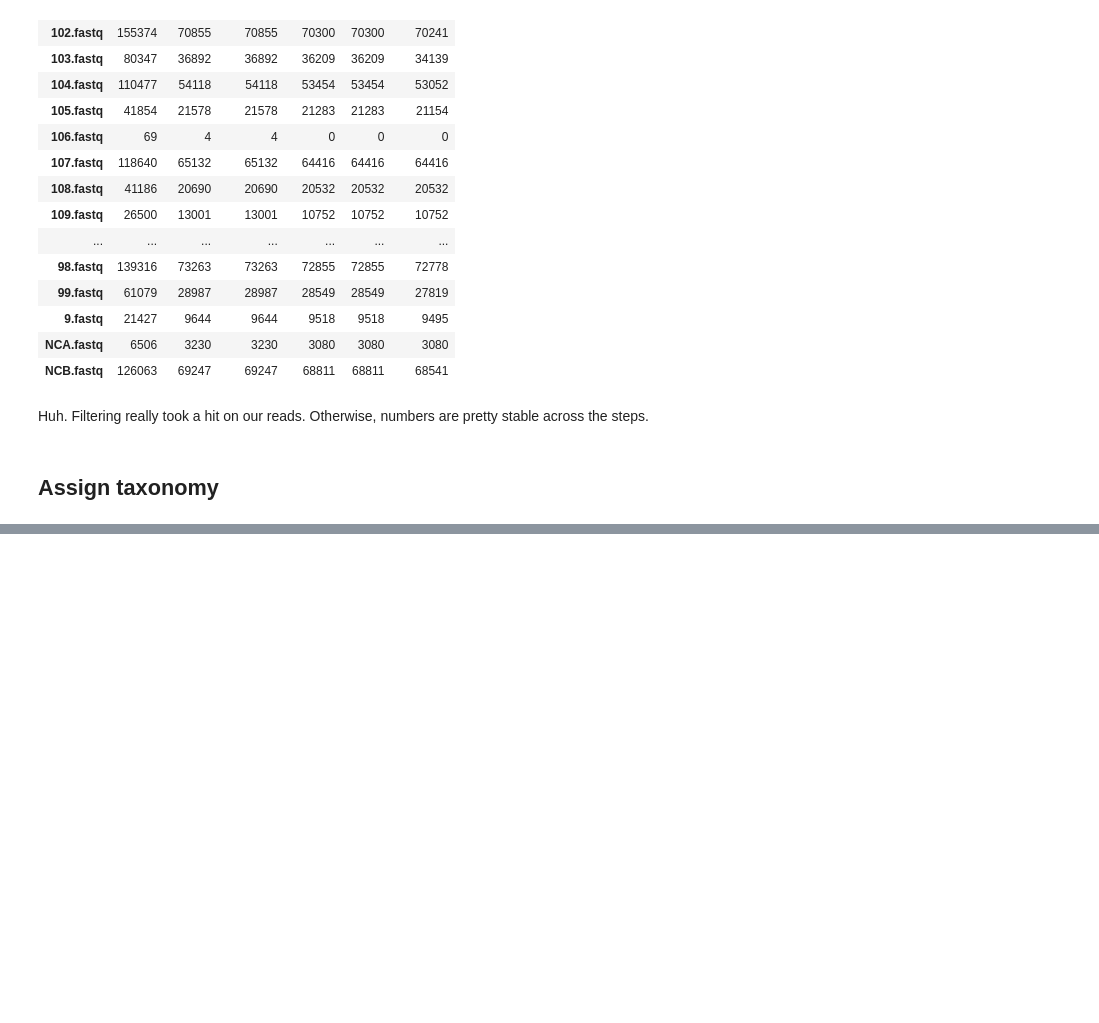
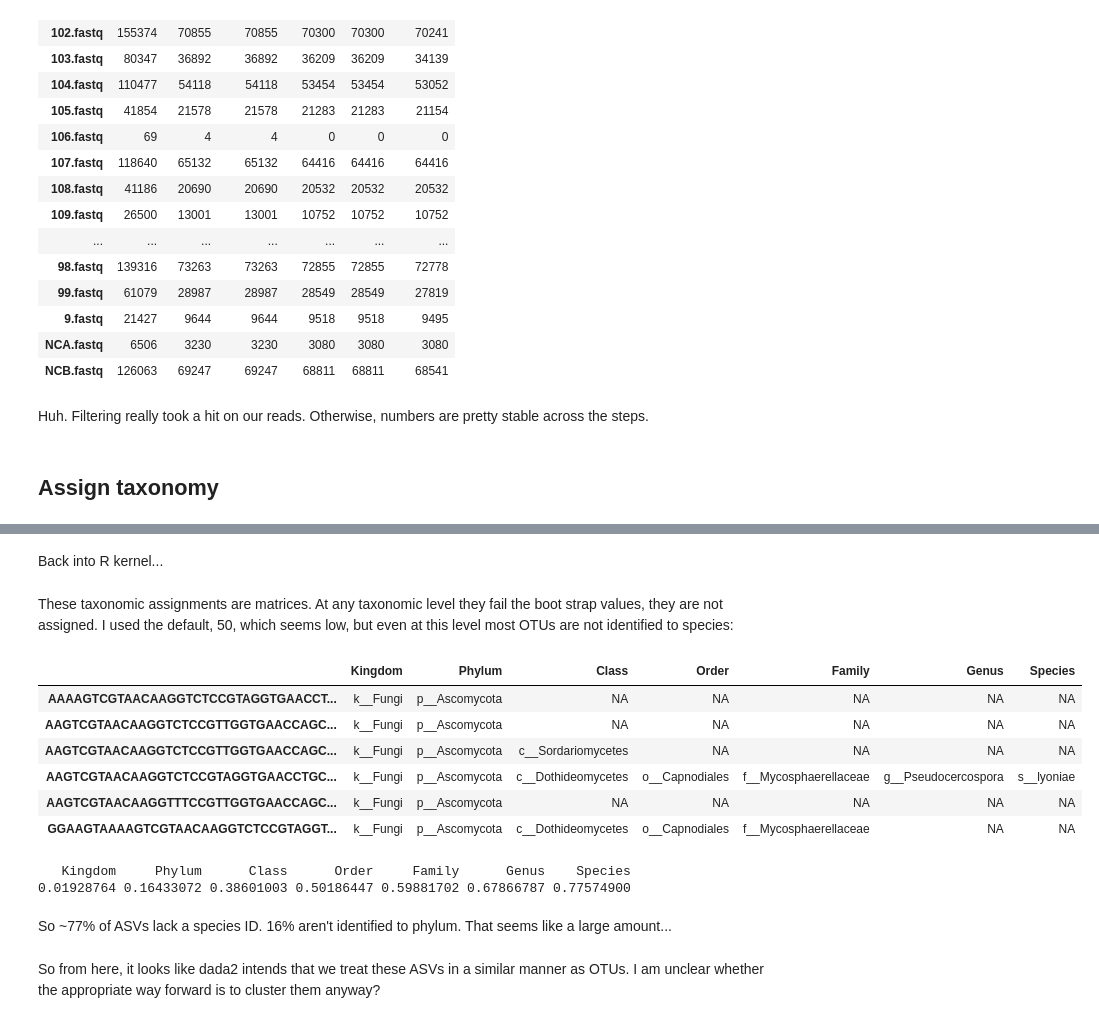
Before and after one commit to danchurch/taiwan_dada2, a Jupyter notebook: dada2pipeline.ipynb, the cells around one changed output, grey strips where cells are left out. Cells and saved outputs as stored; diff of their text form; code cells hidden in the pictures; blank space fills up the shorter version.

```diff
--- a/dada2pipeline.ipynb
+++ b/dada2pipeline.ipynb
@@ -1295,0 +1318,2 @@ taxa <- assignTaxonomy(seqtab.nochim, UNITE, multithread=TRUE)
+# %% [markdown]
+Back into R kernel...
@@ -1295,0 +1322,23 @@ taxa <- assignTaxonomy(seqtab.nochim, UNITE, multithread=TRUE)
+# %% [markdown]
+These taxonomic assignments are matrices. At any taxonomic level they fail the boot strap values, they are not assigned. I used the default, 50, which seems low, but even at this level most OTUs are not identified to species:
+# %%
+head(taxa)
+# %% [output]
+|  | Kingdom | Phylum | Class | Order | Family | Genus | Species |
+| AAAAGTCGTAACAAGGTCTCCGTAGGTGAACCT... | k__Fungi | p__Ascomycota | NA | NA | NA | NA | NA |
+| AAGTCGTAACAAGGTCTCCGTTGGTGAACCAGC... | k__Fungi | p__Ascomycota | NA | NA | NA | NA | NA |
+| AAGTCGTAACAAGGTCTCCGTTGGTGAACCAGC... | k__Fungi | p__Ascomycota | c__Sordariomycetes | NA | NA | NA | NA |
+| AAGTCGTAACAAGGTCTCCGTAGGTGAACCTGC... | k__Fungi | p__Ascomycota | c__Dothideomycetes | o__Capnodiales | f__Mycosphaerellaceae | g__Pseudocercospora | s__lyoniae |
+| AAGTCGTAACAAGGTTTCCGTTGGTGAACCAGC... | k__Fungi | p__Ascomycota | NA | NA | NA | NA | NA |
+| GGAAGTAAAAGTCGTAACAAGGTCTCCGTAGGT... | k__Fungi | p__Ascomycota | c__Dothideomycetes | o__Capnodiales | f__Mycosphaerellaceae | NA | NA |
+# %%
+bb = is.na(taxa)
+
+colSums(bb)/ nrow(bb)
+# %% [output]
+   Kingdom     Phylum      Class      Order     Family      Genus    Species
+0.01928764 0.16433072 0.38601003 0.50186447 0.59881702 0.67866787 0.77574900
+# %% [markdown]
+So ~77% of ASVs lack a species ID. 16% aren't identified to phylum. That seems like a large amount...
+# %% [markdown]
+So from here, it looks like dada2 intends that we treat these ASVs in a similar manner as OTUs. I am unclear whether the appropriate way forward is to cluster them anyway?
```
Also changed, not shown: parts of 8 cells of this notebook, 1 other file.
